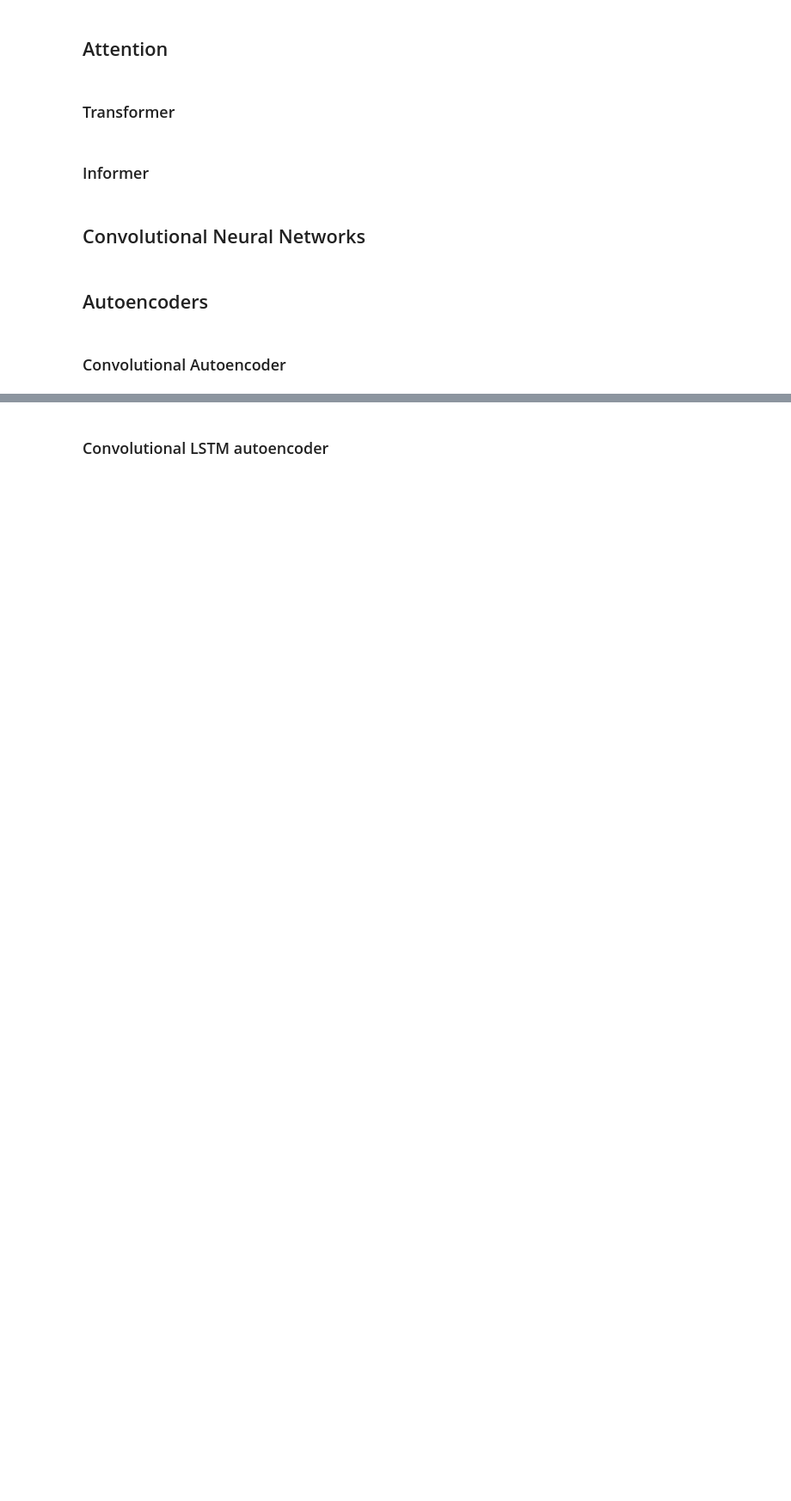
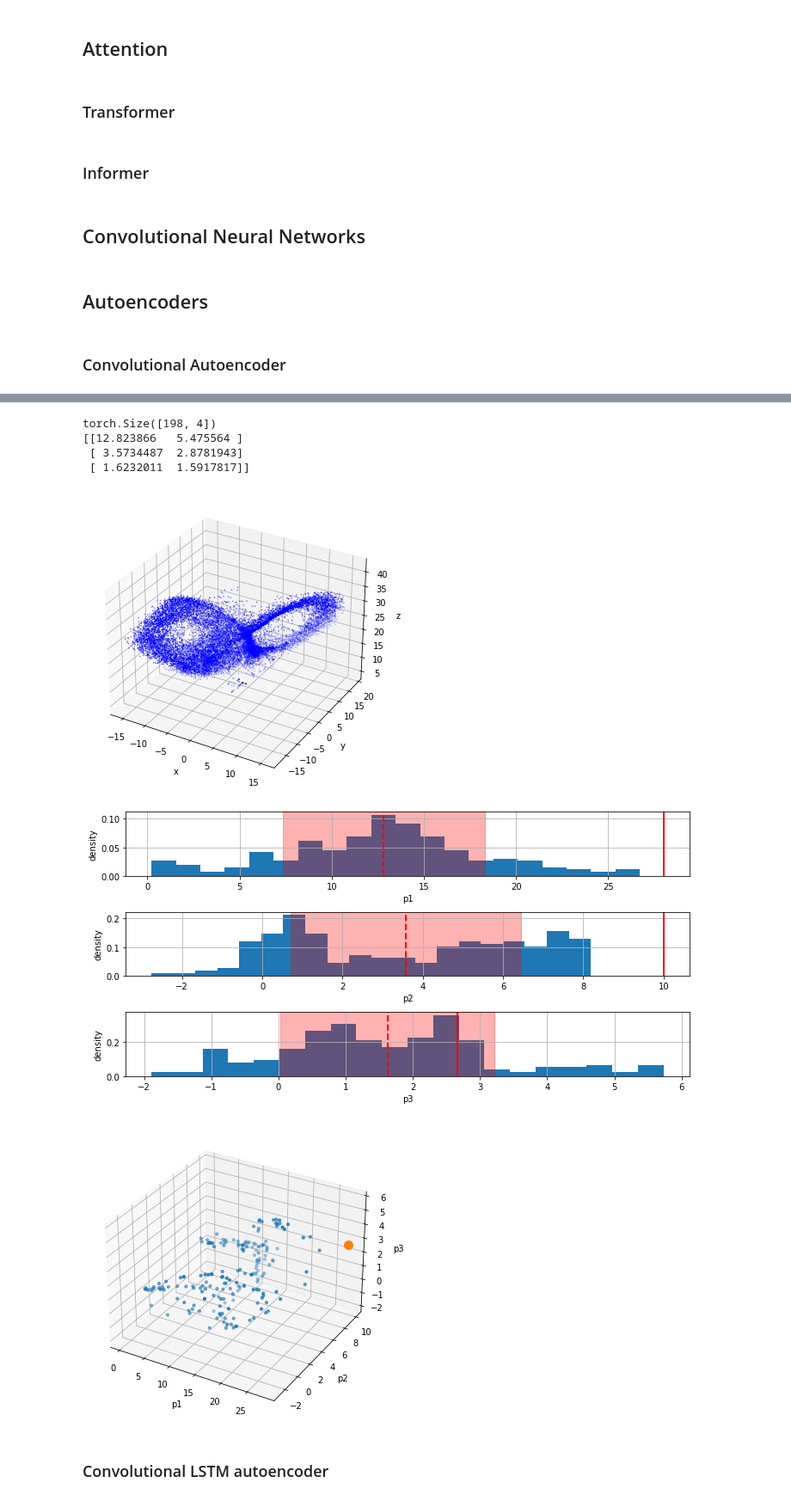
Before and after one commit to lupoalberto98/Physical-Informed-Dynamical-Systems, a Jupyter notebook: src/main.ipynb, the cells around one changed output, grey strips where cells are left out. Shown at 86% size. Saved outputs shown, nothing was run; the diff lists cells and outputs as text; code cells hidden in the pictures; blank space fills up the shorter version.

```diff
--- a/src/main.ipynb
+++ b/src/main.ipynb
@@ -575,12 +598,22 @@ print("trained epochs: "+str(len(metrics_callback.train_loss_log)))
 # %%
 ### Plot reconstructed traejctory
+net_ae.eval()
 enc, rec = net_ae(test_states.data)
 print(enc.shape)
+
 plot_rec_trajectory(rec, filename="images/"+name_rec)
 # Plot learned parameters distribution
 fig1, statistics= plot_params_distr(enc, true_params, bins=20, filename="images/"+name_hist)
 print(statistics)
 fig2 = plot_3ddistr(enc, true_params, indeces=[0,1,2],filename="images/"+name_distr)
+# %% [output]
+torch.Size([198, 4])
+[[12.823866   5.475564 ]
+ [ 3.5734487  2.8781943]
+ [ 1.6232011  1.5917817]]
+[figure, added]
+[figure, added]
+[figure, added]
 # %%
 ### Save network parameters
 ### Save the network state
```
Also changed, not shown: parts of 6 cells of this notebook, 3 other files.
